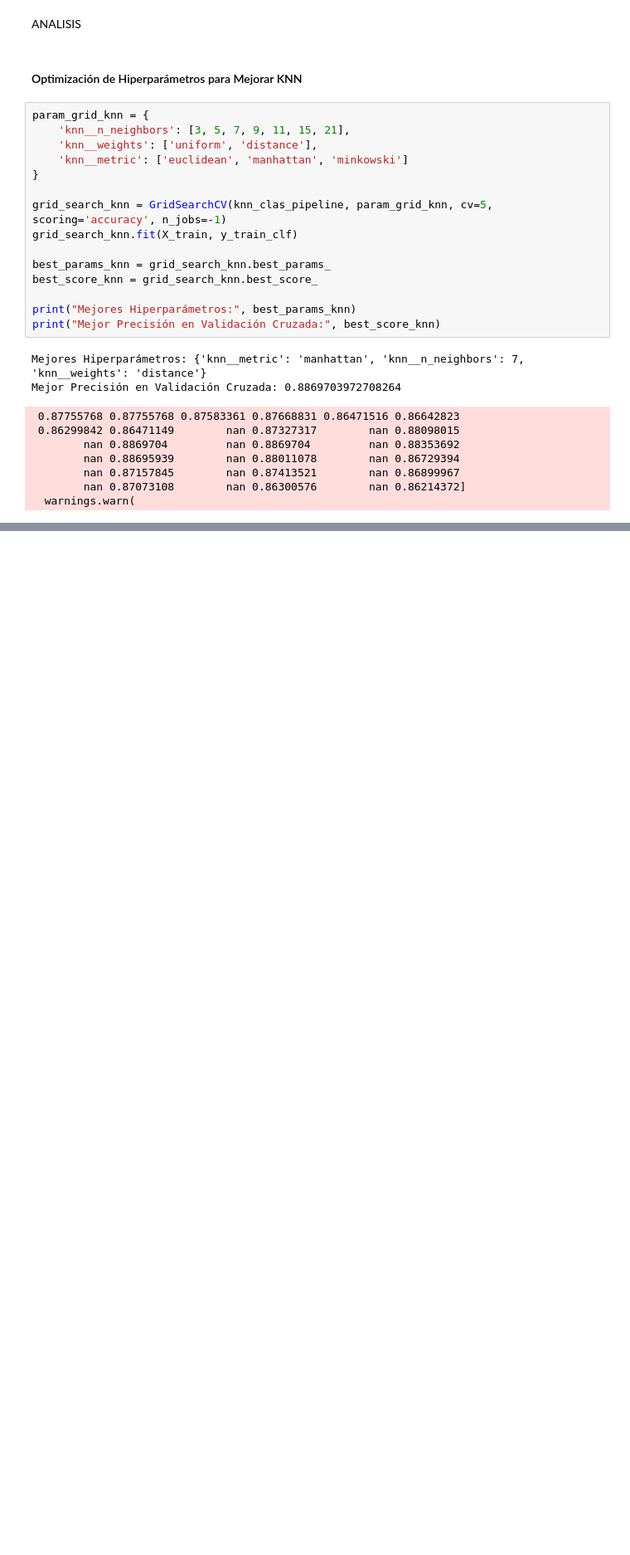
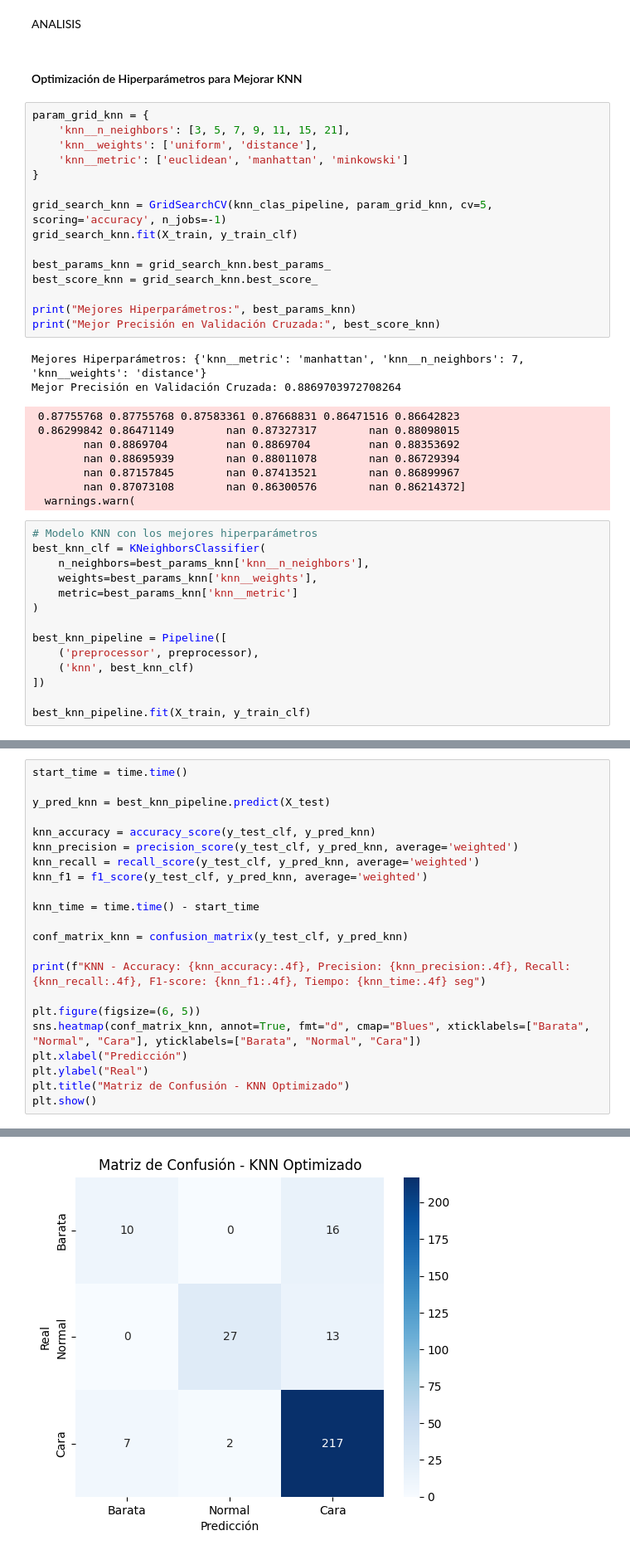
Before and after one commit to DiegoGarV/HT6-DM, a Jupyter notebook: knn.ipynb, the cells around one changed output, grey strips where cells are left out. Shown at 83% size. Cells and saved outputs as stored; diff of their text form; blank space fills up the shorter version.

Commit message:
feat: models compare

```diff
--- a/knn.ipynb
+++ b/knn.ipynb
@@ -362,3 +364,17 @@ Mejor Precisión en Validación Cruzada: 0.8869703972708264
         nan 0.87157845        nan 0.87413521        nan 0.86899967
         nan 0.87073108        nan 0.86300576        nan 0.86214372]
   warnings.warn(
+# %%
+# Modelo KNN con los mejores hiperparámetros
+best_knn_clf = KNeighborsClassifier(
+    n_neighbors=best_params_knn['knn__n_neighbors'],
+    weights=best_params_knn['knn__weights'],
+    metric=best_params_knn['knn__metric']
+)
+
+best_knn_pipeline = Pipeline([
+    ('preprocessor', preprocessor),
+    ('knn', best_knn_clf)
+])
+
+best_knn_pipeline.fit(X_train, y_train_clf)
@@ -364,0 +401,23 @@ Mejor Precisión en Validación Cruzada: 0.8869703972708264
+# %%
+start_time = time.time()
+
+y_pred_knn = best_knn_pipeline.predict(X_test)
+
+knn_accuracy = accuracy_score(y_test_clf, y_pred_knn)
+knn_precision = precision_score(y_test_clf, y_pred_knn, average='weighted')
+knn_recall = recall_score(y_test_clf, y_pred_knn, average='weighted')
+knn_f1 = f1_score(y_test_clf, y_pred_knn, average='weighted')
+
+knn_time = time.time() - start_time
+
+conf_matrix_knn = confusion_matrix(y_test_clf, y_pred_knn)
+
+print(f"KNN - Accuracy: {knn_accuracy:.4f}, Precision: {knn_precision:.4f}, Recall: {knn_recall:.4f}, F1-score: {knn_f1:.4f}, Tiempo: {knn_time:.4f} seg")
+
+plt.figure(figsize=(6, 5))
+sns.heatmap(conf_matrix_knn, annot=True, fmt="d", cmap="Blues", xticklabels=["Barata", "Normal", "Cara"], yticklabels=["Barata", "Normal", "Cara"])
+plt.xlabel("Predicción")
+plt.ylabel("Real")
+plt.title("Matriz de Confusión - KNN Optimizado")
+plt.show()
+# %% [output]
@@ -364,0 +425 @@ Mejor Precisión en Validación Cruzada: 0.8869703972708264
+[figure, added]
```
Also changed, not shown: parts of 8 cells of this notebook.
